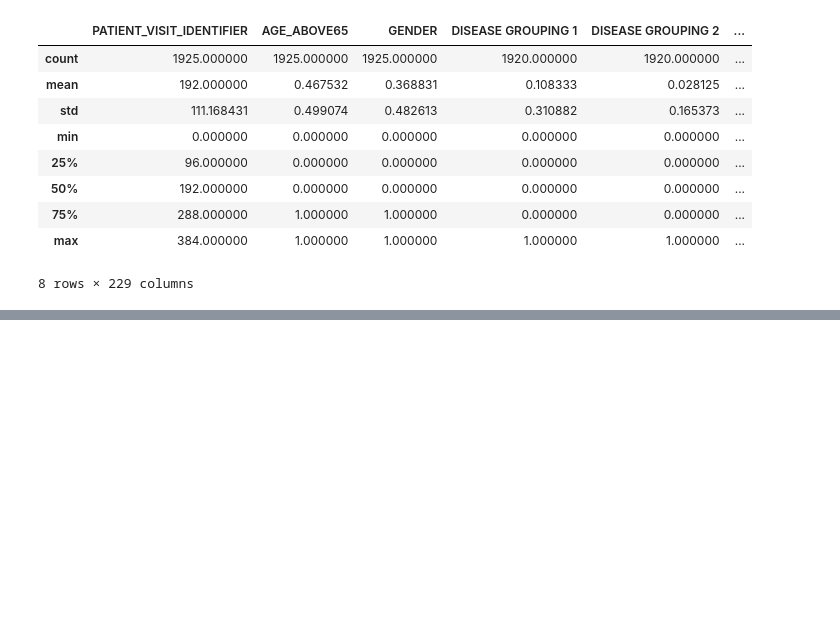
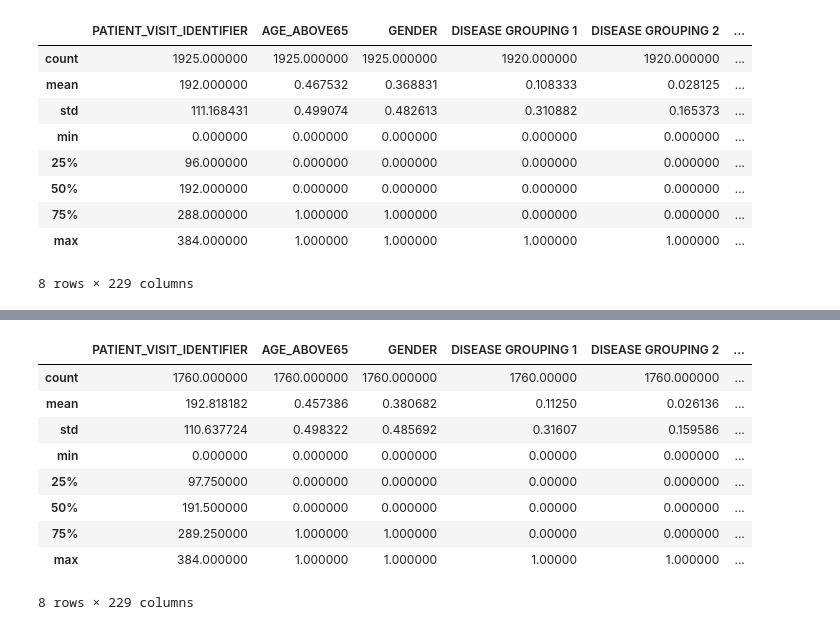
Before and after one commit to yoshinaga2904/Bootcamp-Alura, a Jupyter notebook: Projeto_final_bootcamp_Alura.ipynb, the cells around one changed output, grey strips where cells are left out. Saved outputs shown, nothing was run; the diff lists cells and outputs as text; code cells hidden in the pictures; blank space fills up the shorter version.

```diff
--- a/Projeto_final_bootcamp_Alura.ipynb
+++ b/Projeto_final_bootcamp_Alura.ipynb
@@ -76,0 +79,3 @@ Name: ICU, dtype: int64
+# %%
+features_continuas = dados.iloc[:,13:-2].columns #selecionando colunas de valores continuos já separadas e mencionadas pelo Sirio Libanês
+features_continuas
@@ -76,0 +93,12 @@ Name: ICU, dtype: int64
+# %%
+def preenche_tabela(dado):
+  features_continuas_colunas = dados.iloc[:, 13:-2].columns
+  features_continuas = dados.groupby("PATIENT_VISIT_IDENTIFIER", as_index=False)[features_continuas_colunas].fillna(method='bfill').fillna(method='ffill')
+  features_categoricas = dados.iloc[:, :13]
+  saida = dados.iloc[:, -2:]
+  dados_finais = pd.concat([features_categoricas, features_continuas, saida], ignore_index=True,axis=1)
+  dados_finais.columns = dados.columns
+  return dados_finais
+# %%
+dados_limpos = preenche_tabela(dados)
+dados_limpos.head()
@@ -76,0 +126,17 @@ Name: ICU, dtype: int64
+# %%
+dados_limpos = dados_limpos.dropna()
+# %%
+a_remover = dados_limpos.query("WINDOW=='0-2' and ICU==1")['PATIENT_VISIT_IDENTIFIER'].values #pacientes na janela 0-2 q já entraram na UTI
+dados_limpos = dados_limpos.query("PATIENT_VISIT_IDENTIFIER not in @a_remover")
+dados_limpos.describe()
+# %% [output]
+|  | PATIENT_VISIT_IDENTIFIER | AGE_ABOVE65 | GENDER | DISEASE GROUPING 1 | DISEASE GROUPING 2 | ... |
+| count | 1760.000000 | 1760.000000 | 1760.000000 | 1760.00000 | 1760.000000 | ... |
+| mean | 192.818182 | 0.457386 | 0.380682 | 0.11250 | 0.026136 | ... |
+| std | 110.637724 | 0.498322 | 0.485692 | 0.31607 | 0.159586 | ... |
+| min | 0.000000 | 0.000000 | 0.000000 | 0.00000 | 0.000000 | ... |
+| 25% | 97.750000 | 0.000000 | 0.000000 | 0.00000 | 0.000000 | ... |
+| 50% | 191.500000 | 0.000000 | 0.000000 | 0.00000 | 0.000000 | ... |
+| 75% | 289.250000 | 1.000000 | 1.000000 | 0.00000 | 0.000000 | ... |
+| max | 384.000000 | 1.000000 | 1.000000 | 1.00000 | 1.000000 | ... |
+8 rows × 229 columns
```
Also changed, not shown: parts of 13 cells of this notebook.
